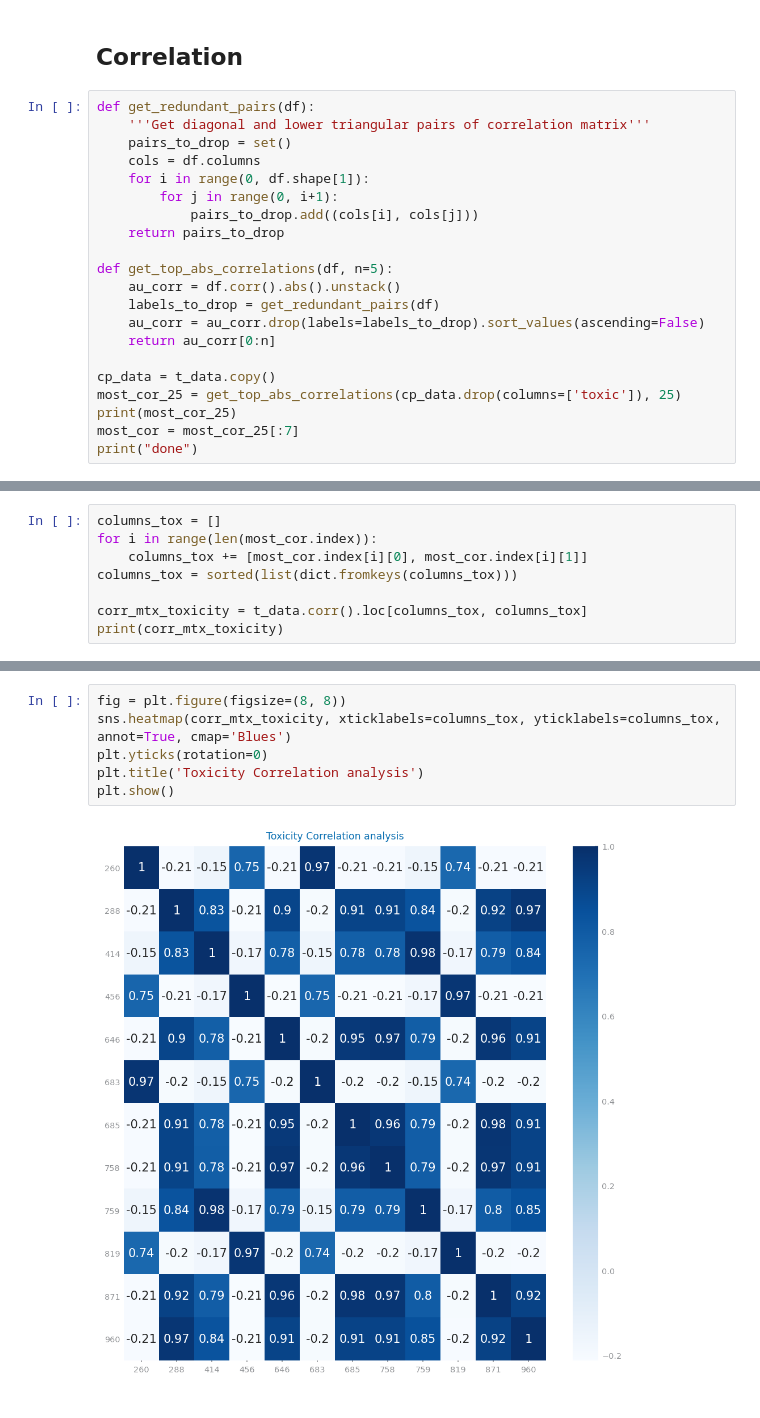
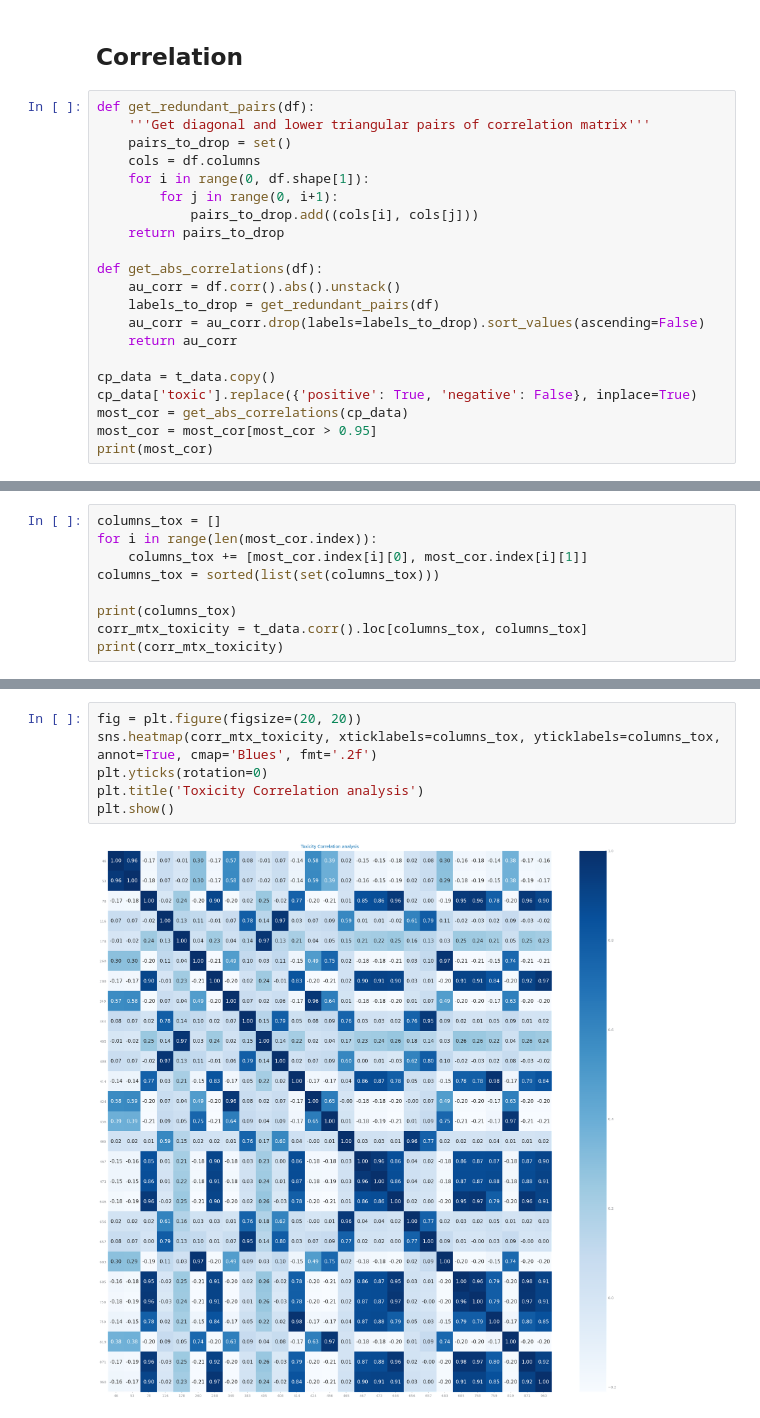
Before and after one commit to joaocmd/CD-Project, a Jupyter notebook: proj-1_lab2.ipynb, the cells around one changed output, grey strips where cells are left out. Drawn from its saved outputs; the diff is of its cells as text.

Commit message:
Also see correlation with "toxic" variable

```diff
--- a/proj-1_lab2.ipynb
+++ b/proj-1_lab2.ipynb
@@ -53,17 +53,17 @@ def get_redundant_pairs(df):
             pairs_to_drop.add((cols[i], cols[j]))
     return pairs_to_drop
 
-def get_top_abs_correlations(df, n=5):
+def get_abs_correlations(df):
     au_corr = df.corr().abs().unstack()
     labels_to_drop = get_redundant_pairs(df)
     au_corr = au_corr.drop(labels=labels_to_drop).sort_values(ascending=False)
-    return au_corr[0:n]
+    return au_corr
 
 cp_data = t_data.copy()
-most_cor_25 = get_top_abs_correlations(cp_data.drop(columns=['toxic']), 25)
-print(most_cor_25)
-most_cor = most_cor_25[:7]
-print("done")
+cp_data['toxic'].replace({'positive': True, 'negative': False}, inplace=True)
+most_cor = get_abs_correlations(cp_data)
+most_cor = most_cor[most_cor > 0.95]
+print(most_cor)
 # %% [output]
 414  759    0.981486
 685  871    0.975301
@@ -86,8 +86,9 @@ done
 columns_tox = []
 for i in range(len(most_cor.index)):
     columns_tox += [most_cor.index[i][0], most_cor.index[i][1]]
-columns_tox = sorted(list(dict.fromkeys(columns_tox)))
+columns_tox = sorted(list(set(columns_tox)))
 
+print(columns_tox)
 corr_mtx_toxicity = t_data.corr().loc[columns_tox, columns_tox]
 print(corr_mtx_toxicity)
 # %% [output]
@@ -111,8 +112,8 @@ print(corr_mtx_toxicity)
 # %%
-fig = plt.figure(figsize=(8, 8))
-sns.heatmap(corr_mtx_toxicity, xticklabels=columns_tox, yticklabels=columns_tox, annot=True, cmap='Blues')
+fig = plt.figure(figsize=(20, 20))
+sns.heatmap(corr_mtx_toxicity, xticklabels=columns_tox, yticklabels=columns_tox, annot=True, cmap='Blues', fmt='.2f')
 plt.yticks(rotation=0)
 plt.title('Toxicity Correlation analysis')
 plt.show()
 # %% [output]
-[figure, old version]
+[figure, new version]
```
Also changed, not shown: parts of 2 cells of this notebook, 1 other file.
